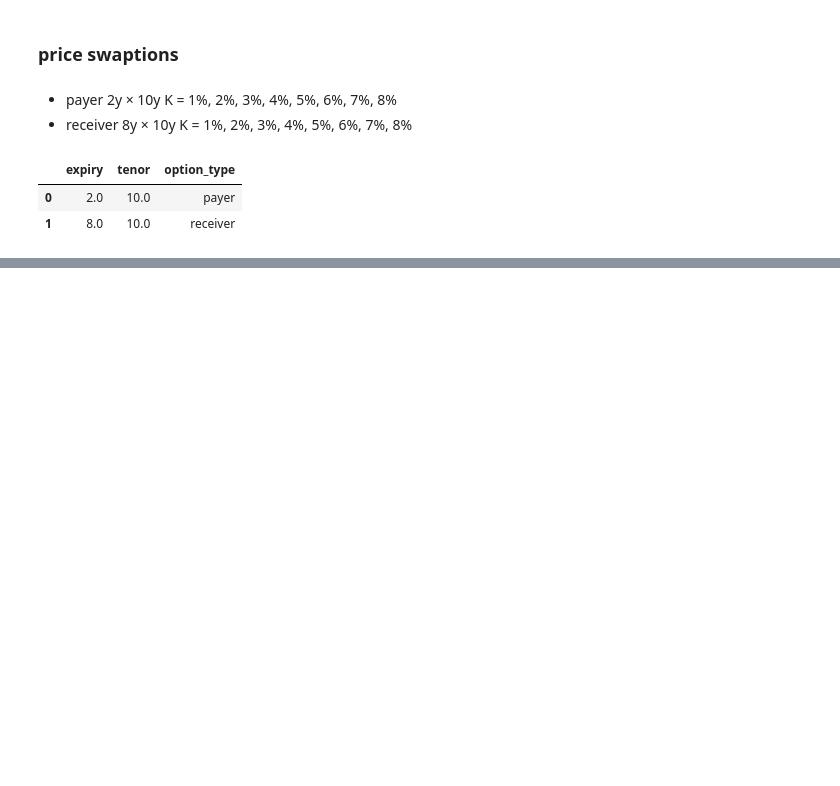
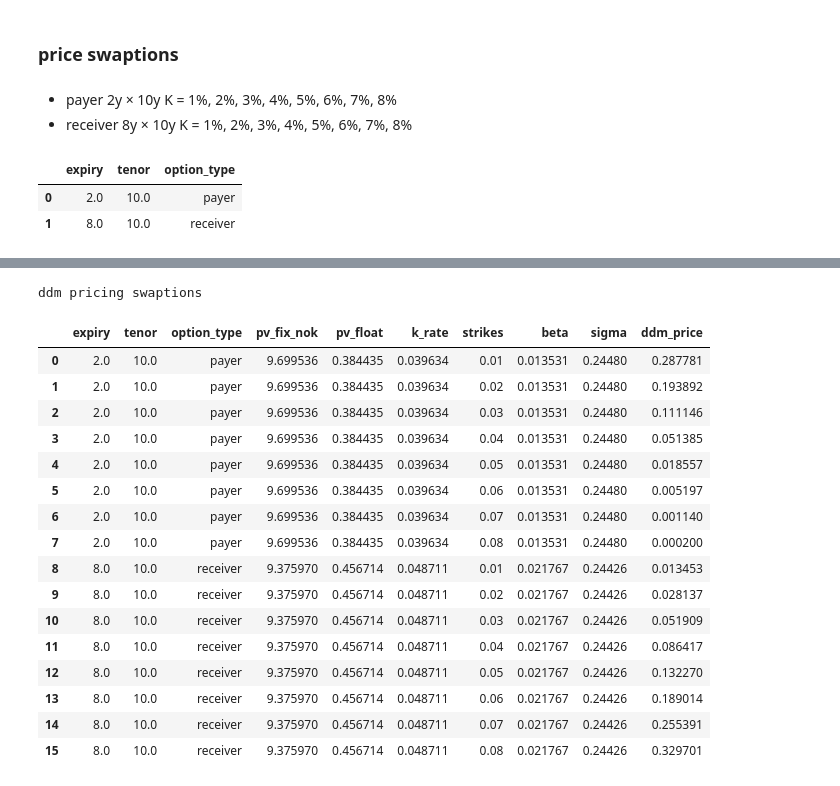
Before and after one commit to andreignatius/fixed-income, a Jupyter notebook: swaption_calibration/jos_part_2.ipynb, the cells around one changed output, grey strips where cells are left out. Cells and saved outputs as stored; diff of their text form; code cells hidden in the pictures; blank space fills up the shorter version.

```diff
--- a/swaption_calibration/jos_part_2.ipynb
+++ b/swaption_calibration/jos_part_2.ipynb
@@ -720,0 +715,52 @@ df_question
+# %%
+def get_interp_param(mydataframe):
+    y_known = mydataframe[10.0].to_numpy()
+    x_known = mydataframe.index.to_numpy()
+    x_interpolate = [2.0, 8.0]
+    y_interpolate = np.interp(x_interpolate, x_known, y_known)
+    # interp beta
+    interp = dict(zip(x_interpolate, y_interpolate))
+    return interp
+# %%
+# ddm
+interp_ddm_beta = get_interp_param(df_ddm_beta)
+interp_ddm_sigma = get_interp_param(df_ddm_sigma)
+# %%
+df_question_ddm = df_question.copy()
+df_question_ddm["beta"] = df_question_ddm["expiry"].map(interp_ddm_beta)
+df_question_ddm["sigma"] = df_question_ddm["expiry"].map(interp_ddm_sigma)
+# %%
+df_question_ddm["ddm_price"] = df_question_ddm.apply(
+    lambda row: calculate_displaced_diffusion_price(
+        row["k_rate"],
+        row["strikes"],
+        row["pv_fix_nok"],
+        row["sigma"],
+        row["expiry"],
+        row["sigma"],
+        row["option_type"],
+    ),
+    axis=1,
+)
+# %%
+print("ddm pricing swaptions")
+df_question_ddm
+# %% [output]
+ddm pricing swaptions
+|  | expiry | tenor | option_type | pv_fix_nok | pv_float | k_rate | strikes | beta | sigma | ddm_price |
+| 0 | 2.0 | 10.0 | payer | 9.699536 | 0.384435 | 0.039634 | 0.01 | 0.013531 | 0.24480 | 0.287781 |
+| 1 | 2.0 | 10.0 | payer | 9.699536 | 0.384435 | 0.039634 | 0.02 | 0.013531 | 0.24480 | 0.193892 |
+| 2 | 2.0 | 10.0 | payer | 9.699536 | 0.384435 | 0.039634 | 0.03 | 0.013531 | 0.24480 | 0.111146 |
+| 3 | 2.0 | 10.0 | payer | 9.699536 | 0.384435 | 0.039634 | 0.04 | 0.013531 | 0.24480 | 0.051385 |
+| 4 | 2.0 | 10.0 | payer | 9.699536 | 0.384435 | 0.039634 | 0.05 | 0.013531 | 0.24480 | 0.018557 |
+| 5 | 2.0 | 10.0 | payer | 9.699536 | 0.384435 | 0.039634 | 0.06 | 0.013531 | 0.24480 | 0.005197 |
+| 6 | 2.0 | 10.0 | payer | 9.699536 | 0.384435 | 0.039634 | 0.07 | 0.013531 | 0.24480 | 0.001140 |
+| 7 | 2.0 | 10.0 | payer | 9.699536 | 0.384435 | 0.039634 | 0.08 | 0.013531 | 0.24480 | 0.000200 |
+| 8 | 8.0 | 10.0 | receiver | 9.375970 | 0.456714 | 0.048711 | 0.01 | 0.021767 | 0.24426 | 0.013453 |
+| 9 | 8.0 | 10.0 | receiver | 9.375970 | 0.456714 | 0.048711 | 0.02 | 0.021767 | 0.24426 | 0.028137 |
+| 10 | 8.0 | 10.0 | receiver | 9.375970 | 0.456714 | 0.048711 | 0.03 | 0.021767 | 0.24426 | 0.051909 |
+| 11 | 8.0 | 10.0 | receiver | 9.375970 | 0.456714 | 0.048711 | 0.04 | 0.021767 | 0.24426 | 0.086417 |
+| 12 | 8.0 | 10.0 | receiver | 9.375970 | 0.456714 | 0.048711 | 0.05 | 0.021767 | 0.24426 | 0.132270 |
+| 13 | 8.0 | 10.0 | receiver | 9.375970 | 0.456714 | 0.048711 | 0.06 | 0.021767 | 0.24426 | 0.189014 |
+| 14 | 8.0 | 10.0 | receiver | 9.375970 | 0.456714 | 0.048711 | 0.07 | 0.021767 | 0.24426 | 0.255391 |
+| 15 | 8.0 | 10.0 | receiver | 9.375970 | 0.456714 | 0.048711 | 0.08 | 0.021767 | 0.24426 | 0.329701 |
```
Also changed, not shown: parts of 10 cells of this notebook.
